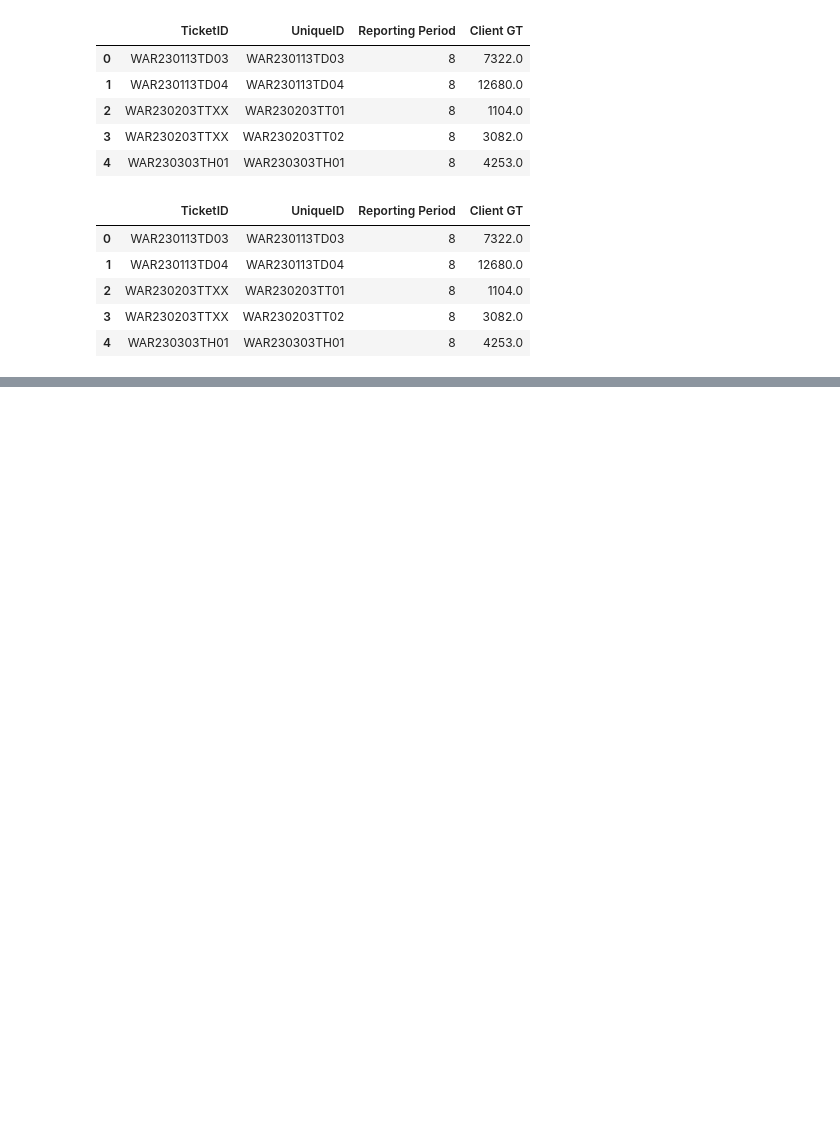
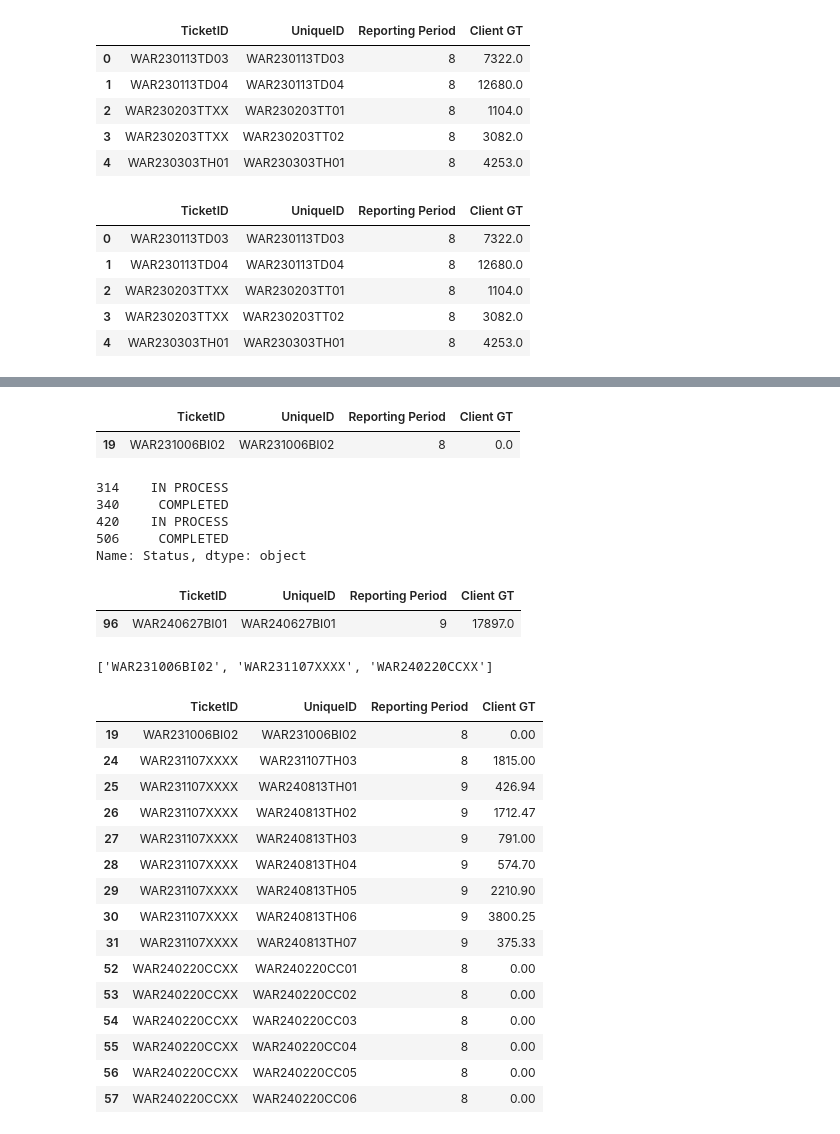
Before and after one commit to BilyBrown/sqlite3-tutorial, a Jupyter notebook: create_war_tables.ipynb, the cells around one changed output, grey strips where cells are left out. Cells and saved outputs as stored; diff of their text form; code cells hidden in the pictures; blank space fills up the shorter version.

```diff
--- a/create_war_tables.ipynb
+++ b/create_war_tables.ipynb
@@ -829,0 +827,42 @@ client_df[client_df['TicketID'].isin(['WAR240130TT01', 'WAR231018TH01', 'WAR2310
+# %%
+rp8_new_tcs_intake[rp8_new_tcs_intake['TicketID'].isin(['WAR240627BI01', 'WAR240517CC01', 'WAR231006BI02', 'WAR210128CC01'])]
+# %% [output]
+|  | TicketID | UniqueID | Reporting Period | Client GT |
+| 19 | WAR231006BI02 | WAR231006BI02 | 8 | 0.0 |
+# %%
+war_df[war_df['UniqueID'].apply(lambda x: x[0:9]) != war_df['TicketID'].apply(lambda x: x[0:9])]['Status']
+# %% [output]
+314    IN PROCESS
+340     COMPLETED
+420    IN PROCESS
+506     COMPLETED
+Name: Status, dtype: object
+# %%
+# WAR240627BI01 is probably in RP9?
+new_tcs_intake[new_tcs_intake['TicketID'].isin(['WAR240627BI01'])]
+# %% [output]
+|  | TicketID | UniqueID | Reporting Period | Client GT |
+| 96 | WAR240627BI01 | WAR240627BI01 | 9 | 17897.0 |
+# %%
+[item for item in new_tcs_ticketids if item not in war_df['TicketID'].unique().tolist()]
+# %% [output]
+['WAR231006BI02', 'WAR231107XXXX', 'WAR240220CCXX']
+# %%
+new_tcs_intake[new_tcs_intake['TicketID'].isin([item for item in new_tcs_ticketids if item not in war_df['TicketID'].unique().tolist()])]
+# %% [output]
+|  | TicketID | UniqueID | Reporting Period | Client GT |
+| 19 | WAR231006BI02 | WAR231006BI02 | 8 | 0.00 |
+| 24 | WAR231107XXXX | WAR231107TH03 | 8 | 1815.00 |
+| 25 | WAR231107XXXX | WAR240813TH01 | 9 | 426.94 |
+| 26 | WAR231107XXXX | WAR240813TH02 | 9 | 1712.47 |
+| 27 | WAR231107XXXX | WAR240813TH03 | 9 | 791.00 |
+| 28 | WAR231107XXXX | WAR240813TH04 | 9 | 574.70 |
+| 29 | WAR231107XXXX | WAR240813TH05 | 9 | 2210.90 |
+| 30 | WAR231107XXXX | WAR240813TH06 | 9 | 3800.25 |
+| 31 | WAR231107XXXX | WAR240813TH07 | 9 | 375.33 |
+| 52 | WAR240220CCXX | WAR240220CC01 | 8 | 0.00 |
+| 53 | WAR240220CCXX | WAR240220CC02 | 8 | 0.00 |
+| 54 | WAR240220CCXX | WAR240220CC03 | 8 | 0.00 |
+| 55 | WAR240220CCXX | WAR240220CC04 | 8 | 0.00 |
+| 56 | WAR240220CCXX | WAR240220CC05 | 8 | 0.00 |
+| 57 | WAR240220CCXX | WAR240220CC06 | 8 | 0.00 |
```
Also changed, not shown: parts of 7 cells of this notebook.
